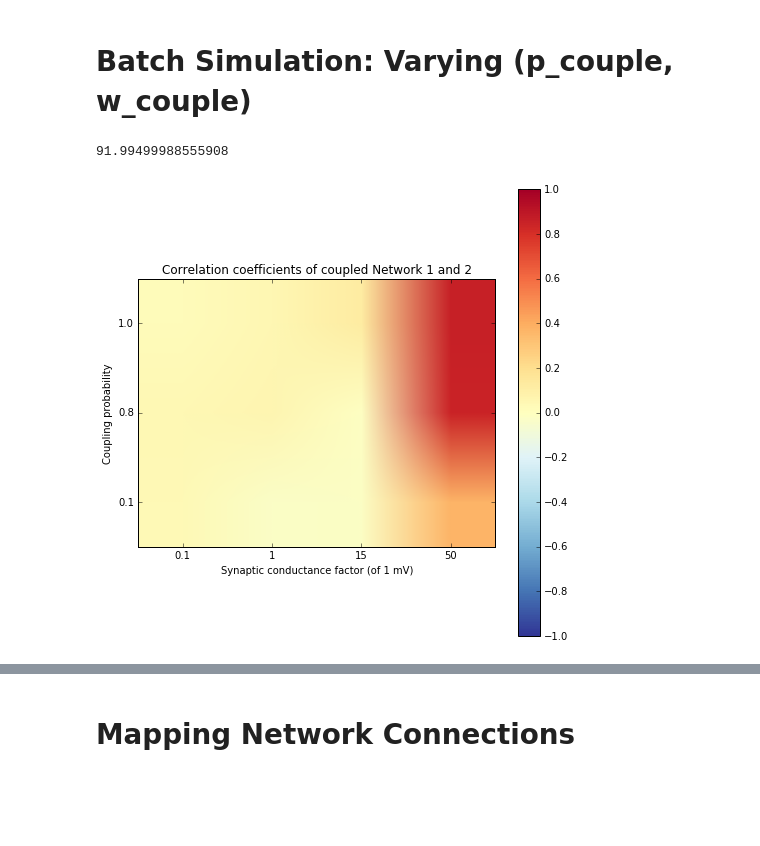
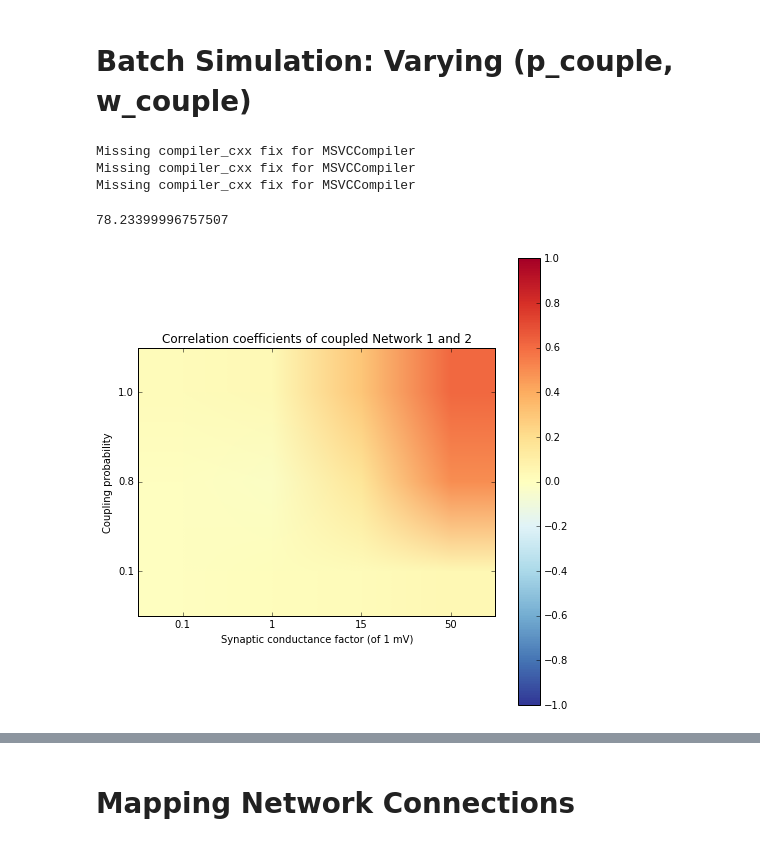
Before and after one commit to KokilaP/Neural-Networks, a Jupyter notebook: N2_BatchSimModel.ipynb, the cells around one changed output, grey strips where cells are left out. Drawn from its saved outputs; the diff is of its cells as text; code cells hidden in the pictures; blank space fills up the shorter version.

```diff
--- a/N2_BatchSimModel.ipynb
+++ b/N2_BatchSimModel.ipynb
@@ -137,10 +137,10 @@ dia = 20*um
 length = 20*um
 SA = (2*pi*(dia/2)*length) # units are um2
 gL = 1*psiemens/um2 * SA # units are psiemens
-g_II = 40*psiemens/um2 * SA # units are psiemens...becomes 50 nsiemens
-g_EE = 40*psiemens/um2 * SA # units are psiemens...becomes 50 nsiemens
-we = 5*nsiemens  # excitatory synaptic weight
-wi = 15*nsiemens # inhibitory synaptic weight
+g_II = 4*psiemens/um2 * SA # units are psiemens...becomes 5 nsiemens
+g_EE = 4*psiemens/um2 * SA # units are psiemens...becomes 5 nsiemens
+we = 0.5*nsiemens  # excitatory synaptic weight
+wi = 1.5*nsiemens # inhibitory synaptic weight
 C_mem = 10e-6*farad/cm2 * SA # units are farad
 E_ex = 0*mV
 E_i = -80*mV
@@ -424,13 +424,13 @@ conductance_monitor = [None]*len(record_param)
 PInput = 0*volt # Poisson input is 'off' if = 0*volt and 'on' otherwise
                 # Target Network 2 has Poisson input to make its uncoupled state activity less synchronized
 [G1,S1,P1] = BrianVis.network_indv(new_rows1,new_cols1,connect_W1,N,PInput,'neurongroup_1','synapsegroup_1',neuron_diffeqns,integ_method,v_c,g_EE,g_II)
-[G2,S2,P2] = BrianVis.network_indv(new_rows2,new_cols2,connect_W2,N,0.1*volt,'neurongroup_2','synapsegroup_2',neuron_diffeqns,integ_method,v_c,g_EE,g_II)
+[G2,S2,P2] = BrianVis.network_indv(new_rows2,new_cols2,connect_W2,N,0*volt,'neurongroup_2','synapsegroup_2',neuron_diffeqns,integ_method,v_c,g_EE,g_II)
 [G3,S3,P3] = BrianVis.network_indv(new_rows1,new_cols1,connect_W1,N,PInput,'neurongroup_3','synapsegroup_3',neuron_diffeqns,integ_method,v_c,g_EE,g_II)
 
 #_____________________________________________________
 # Set parameters for Network 1
 G1.tau_gi = tau_gi_var # making network 1 slower than network 2 for entrainment
-G1.I = I_var*1000
+G1.I = I_var*10
 
 # Set parameters for Network 2
 G2.tau_gi = tau_gi_var/2
@@ -438,7 +438,7 @@ G2.I = I_var
 
 # Set parameters for Network 3, setting to be same as Network 1
 G3.tau_gi = tau_gi_var
-G3.I = I_var*1000
+G3.I = I_var*10
 
 #______________________________________________________
 
@@ -486,35 +486,38 @@ for weight in arange(w_len):
         [SN_1i,SN_1t] = [states['spikemon_cG1'][k] for k in ['i','t']]
         [SN_2i,SN_2t] = [states['spikemon_cG2'][k] for k in ['i','t']]
 
         # obtaining correlation coefficient from comparing binary spike trains of Network 1 and 2
         coeff[prob,weight] = stats.batch_cc(SN_1t,SN_2t,phase1,phase2,bin_size)
 
         # for loop to record spikemonitor data for selected runs that need to be graphed
         for k in arange(len(datastream)):
             # check if current run is one that needs to be recorded
             if record_param[k]==(w_couple_vec[weight],p_couple_vec[prob]):
 
                 datastream[k] = (SN_1t,SN_1i,SN_2t,SN_2i,SN_indvt)
                 # Record state monitor values, records neuron index '0' in this case
                 # runtime values are all the same with intervals of 1*ms
                 [SN_1v,SN_1ge,SN_1gi,SN_1runtime] = [states['statemon_cG1'][param] for param in ['v','ge','gi','t']]
                 [SN_2v,SN_2ge,SN_2gi] = [states['statemon_cG2'][param] for param in ['v','ge','gi']]
                 voltage_monitor[k] = (SN_1runtime,SN_1v,SN_2v)
                 conductance_monitor[k] = (SN_1ge,SN_1gi,SN_2ge,SN_2gi)
 
         # Restore initial network object states
         net_batch.remove(S1c2,spikemon_cG1,spikemon_cG2,statemon_cG1,statemon_cG2)
         net_batch.restore() # go back to original network state with initial values of Network 1 and 2
         net_indv.restore() # go back to original network state with initial values of Network 3
 
 batch_heatmap(coeff) # plot a probability of coupling vs synaptic strength heatmap using a matrix of
                      #  correlation coefficients
 
 t4 = time.time() # to keep track of batch simulation time
 t4-t3
 # %% [output]
-91.99499988555908
+Missing compiler_cxx fix for MSVCCompiler
+Missing compiler_cxx fix for MSVCCompiler
+Missing compiler_cxx fix for MSVCCompiler
+78.23399996757507
-[figure, old version]
+[figure, new version]
 # %%
 batch_plot(datastream,0)
 # %% [output]
```
Also changed, not shown: parts of 9 cells of this notebook.
